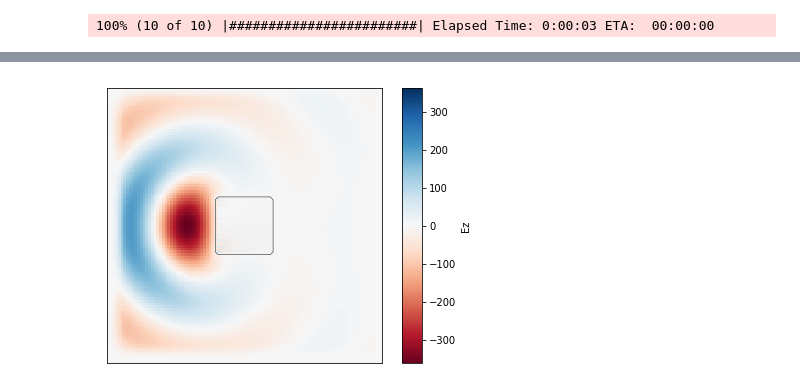
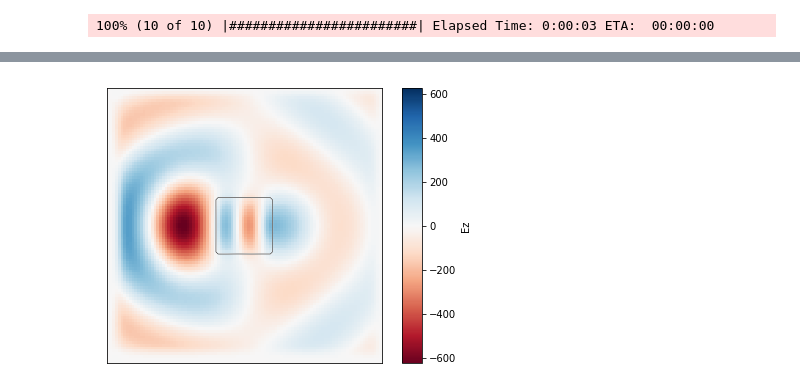
Before and after one commit to fancompute/angler, a Jupyter notebook: Notebooks/optimization.ipynb, the cells around one changed output, grey strips where cells are left out. Cells and saved outputs as stored; diff of their text form; code cells hidden in the pictures.

```diff
--- a/Notebooks/optimization.ipynb
+++ b/Notebooks/optimization.ipynb
@@ -121,12 +123,14 @@ plt.show()
 # %%
 # Now let's try a larger input power
-b[40:60,30] = 10
+b[40:60,30] = 20
+# Reset simulation
+simulation.reset_eps(eps_r)
 # Solve the nonlinear problem to see that it converges but also differs from linear solution above
 from optimization import _solve_nl
-(convergence_array) = _solve_nl(simulation, b, kerr_nonlinearity, nl_region, kerr_nl_de, solver='newton')
+(convergence_array) = _solve_nl(simulation, b, kerr_nonlinearity, nl_region, kerr_nl_de, solver='born')
 simulation.plt_re(outline=True, cbar=True);
 # %% [output]
-[figure, old version]
+[figure, new version]
 # %%
 # Reset simulation
 simulation.reset_eps(eps_r)
```
Also changed, not shown: parts of 23 cells of this notebook.
